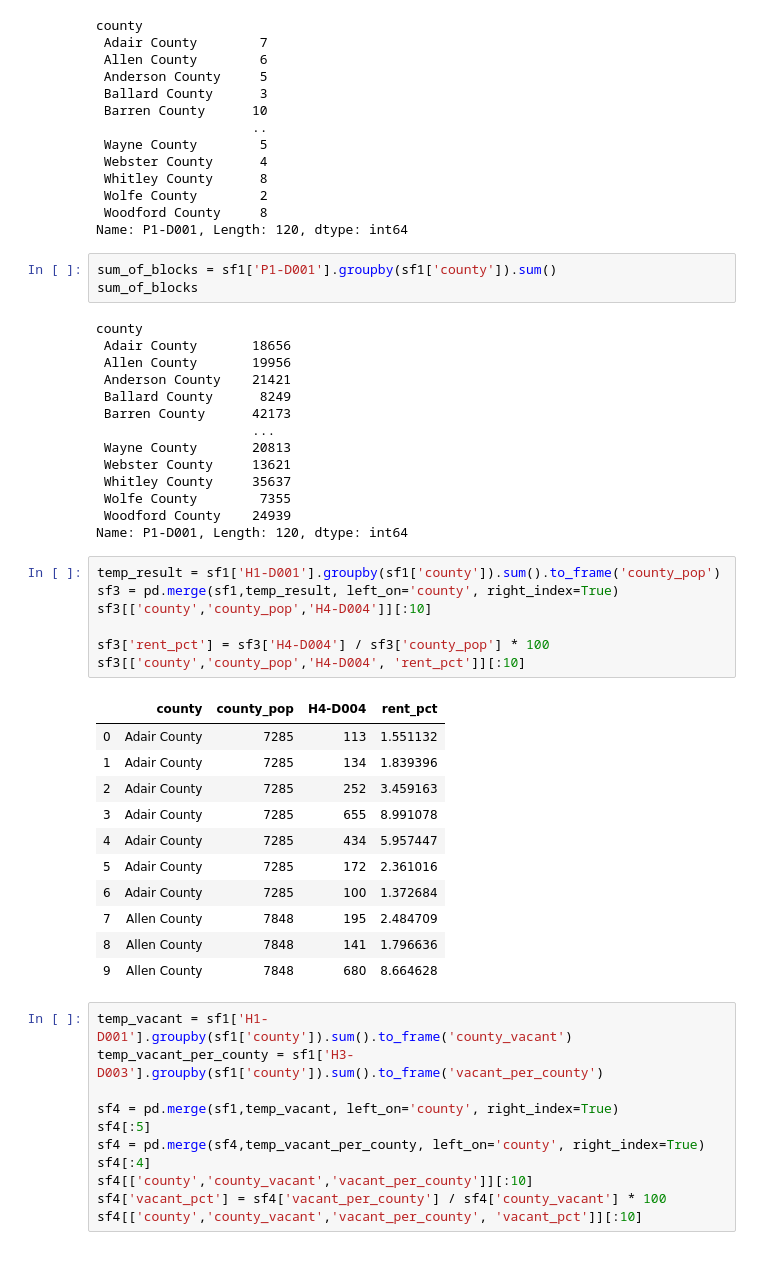
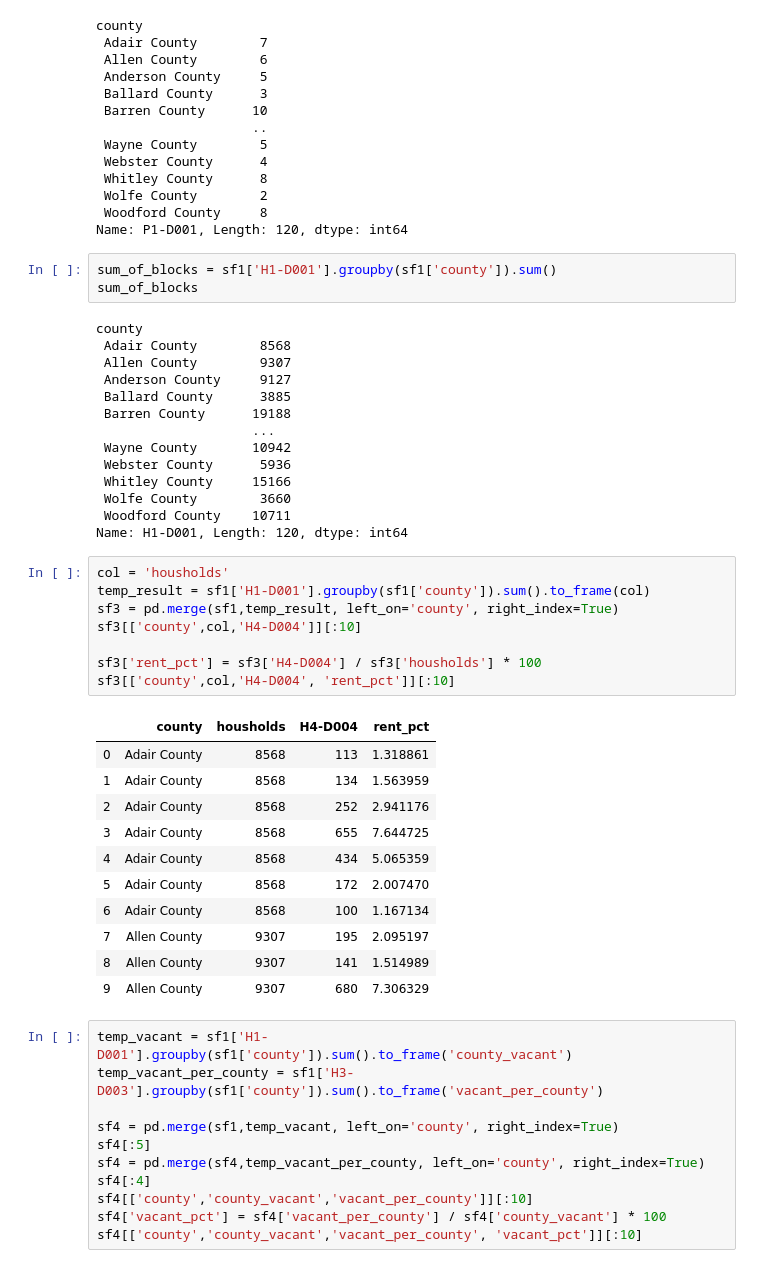
Before and after one commit to abs8090/ce599, a Jupyter notebook: 06-Grouping/groupby.ipynb, the cells around one changed output. Cells and saved outputs as stored; diff of their text form.

```diff
--- a/06-Grouping/groupby.ipynb
+++ b/06-Grouping/groupby.ipynb
@@ -323,41 +323,42 @@ county
  Woodford County     8
 Name: P1-D001, Length: 120, dtype: int64
 # %%
-sum_of_blocks = sf1['P1-D001'].groupby(sf1['county']).sum()
+sum_of_blocks = sf1['H1-D001'].groupby(sf1['county']).sum()
 sum_of_blocks
 # %% [output]
 county
- Adair County       18656
- Allen County       19956
- Anderson County    21421
- Ballard County      8249
- Barren County      42173
+ Adair County        8568
+ Allen County        9307
+ Anderson County     9127
+ Ballard County      3885
+ Barren County      19188
                     ...
- Wayne County       20813
- Webster County     13621
- Whitley County     35637
- Wolfe County        7355
- Woodford County    24939
-Name: P1-D001, Length: 120, dtype: int64
+ Wayne County       10942
+ Webster County      5936
+ Whitley County     15166
+ Wolfe County        3660
+ Woodford County    10711
+Name: H1-D001, Length: 120, dtype: int64
 # %%
-temp_result = sf1['H1-D001'].groupby(sf1['county']).sum().to_frame('county_pop')
+col = 'housholds'
+temp_result = sf1['H1-D001'].groupby(sf1['county']).sum().to_frame(col)
 sf3 = pd.merge(sf1,temp_result, left_on='county', right_index=True)
-sf3[['county','county_pop','H4-D004']][:10]
+sf3[['county',col,'H4-D004']][:10]
 
-sf3['rent_pct'] = sf3['H4-D004'] / sf3['county_pop'] * 100
-sf3[['county','county_pop','H4-D004', 'rent_pct']][:10]
+sf3['rent_pct'] = sf3['H4-D004'] / sf3['housholds'] * 100
+sf3[['county',col,'H4-D004', 'rent_pct']][:10]
 # %% [output]
-|  | county | county_pop | H4-D004 | rent_pct |
-| 0 | Adair County | 7285 | 113 | 1.551132 |
-| 1 | Adair County | 7285 | 134 | 1.839396 |
-| 2 | Adair County | 7285 | 252 | 3.459163 |
-| 3 | Adair County | 7285 | 655 | 8.991078 |
-| 4 | Adair County | 7285 | 434 | 5.957447 |
-| 5 | Adair County | 7285 | 172 | 2.361016 |
-| 6 | Adair County | 7285 | 100 | 1.372684 |
-| 7 | Allen County | 7848 | 195 | 2.484709 |
-| 8 | Allen County | 7848 | 141 | 1.796636 |
-| 9 | Allen County | 7848 | 680 | 8.664628 |
+|  | county | housholds | H4-D004 | rent_pct |
+| 0 | Adair County | 8568 | 113 | 1.318861 |
+| 1 | Adair County | 8568 | 134 | 1.563959 |
+| 2 | Adair County | 8568 | 252 | 2.941176 |
+| 3 | Adair County | 8568 | 655 | 7.644725 |
+| 4 | Adair County | 8568 | 434 | 5.065359 |
+| 5 | Adair County | 8568 | 172 | 2.007470 |
+| 6 | Adair County | 8568 | 100 | 1.167134 |
+| 7 | Allen County | 9307 | 195 | 2.095197 |
+| 8 | Allen County | 9307 | 141 | 1.514989 |
+| 9 | Allen County | 9307 | 680 | 7.306329 |
 # %%
 temp_vacant = sf1['H1-D001'].groupby(sf1['county']).sum().to_frame('county_vacant')
 temp_vacant_per_county = sf1['H3-D003'].groupby(sf1['county']).sum().to_frame('vacant_per_county')
```
Also changed, not shown: parts of 1 cell of this notebook.
